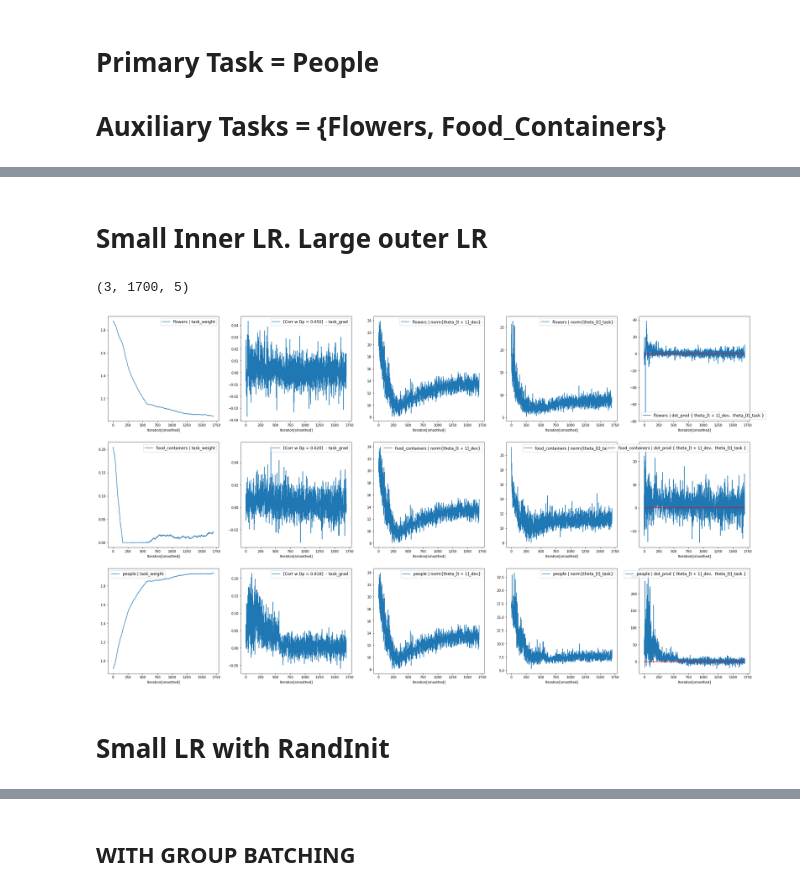
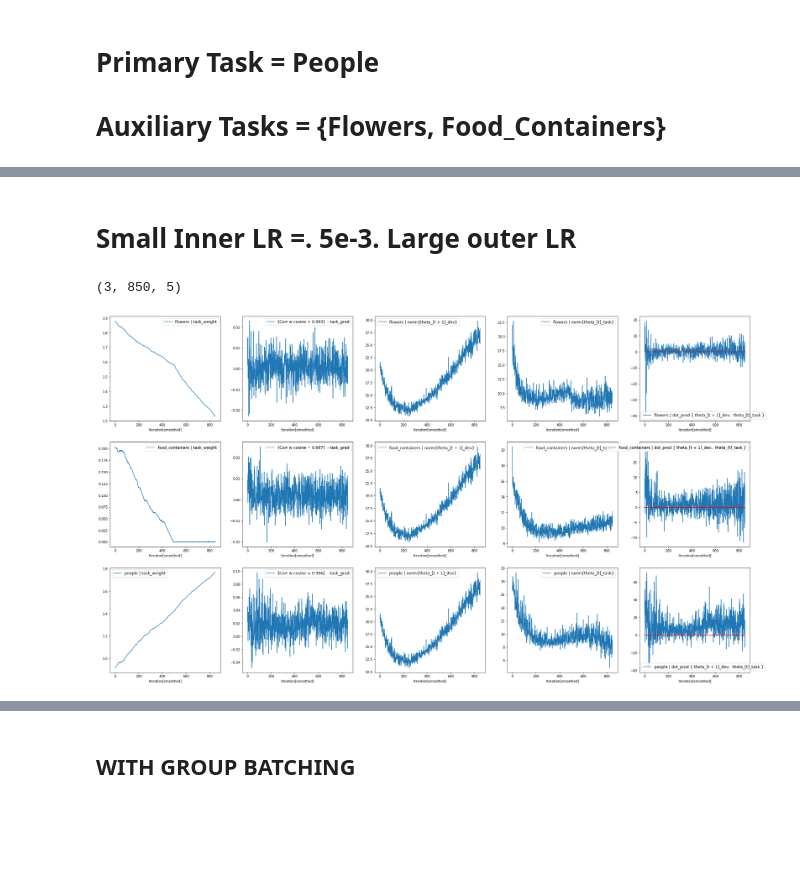
Before and after one commit to ldery/metalearning-for-multitask-pretraining, a Jupyter notebook: gradient_dotprod_viz.ipynb, the cells around one changed output, grey strips where cells are left out. Saved outputs shown, nothing was run; the diff lists cells and outputs as text; code cells hidden in the pictures; blank space fills up the shorter version.

```diff
--- a/gradient_dotprod_viz.ipynb
+++ b/gradient_dotprod_viz.ipynb
@@ -24,7 +26,9 @@ def plot(data, task_names):
             if idx == 1:
                 mul_fact = -1.0
                 corr_ = np.corrcoef(-data[j, :, idx], data[j, :, -1])[0, 1]
-                label_ = "[Corr w Dp = {:.3f}] {}".format(corr_, key)
+                norm = data[j, :, 2] * data[j, :, 3]
+                corr_2 = np.corrcoef(-data[j, :, idx], data[j, :, -1] / norm)[0, 1]
+                label_ = "[Corr w cosine = {:.3f}] {}".format(corr_2, key)
             ax[j][idx].plot(mul_fact * data[j, :, idx], label=label_)
             if idx == len(keys) - 1:
                 ax[j][idx].plot([0.0]*data.shape[1], color='red')
@@ -42,4 +46,5 @@ def vis_file(fname, smooth_factor=17):
     data_np = data_np.mean(axis=2)
     print(data_np.shape)
     plot(data_np, task_names)
+    return data_np
 # %% [markdown]
@@ -52,10 +73,8 @@ print(files)
 # %% [markdown]
-# Small Inner LR. Large outer LR #
+# Small Inner LR =. 5e-3. Large outer LR #
 # %%
-small_inner_large_outer = "sgd_vis_tests/higher_fixed/vsmall_meta.lr_largelr/meta_people/0/weight_stats.pkl"
-vis_file(small_inner_large_outer, smooth_factor=1)
+small_inner_large_outer = 'sgd_vis_tests/cleaned_code/smallInner.largeOuter.lr/meta_people/0/weight_stats.pkl'
+_ = vis_file(small_inner_large_outer, smooth_factor=2)
 # %% [output]
-(3, 1700, 5)
+(3, 850, 5)
-[figure, old version]
+[figure, new version]
-# %% [markdown]
-# Small LR with RandInit #
```
Also changed, not shown: parts of 16 cells of this notebook, 1 other file.
